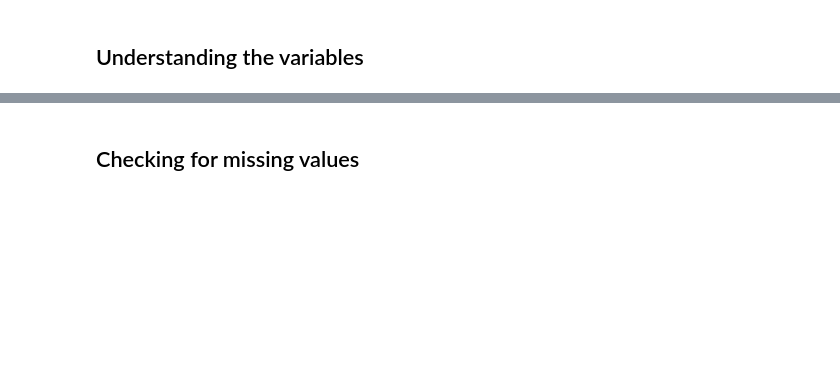
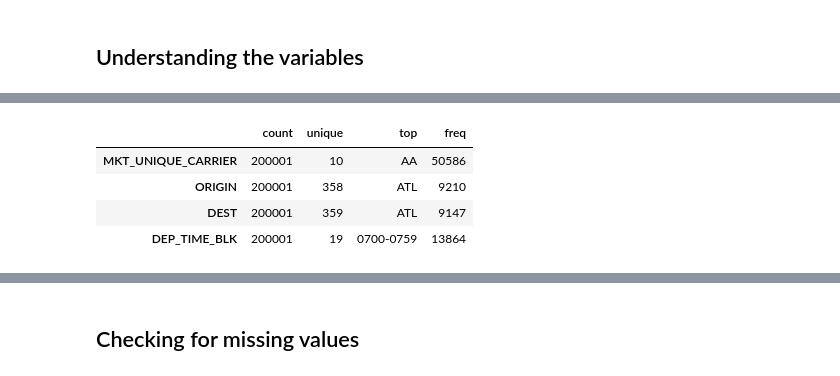
Before and after one commit to Benlite777/airline-operational-risk, a Jupyter notebook: notebooks/eda.ipynb, the cells around one changed output, grey strips where cells are left out. Cells and saved outputs as stored; diff of their text form; code cells hidden in the pictures; blank space fills up the shorter version.

```diff
--- a/notebooks/eda.ipynb
+++ b/notebooks/eda.ipynb
@@ -191,0 +200,9 @@ DAY_OF_WEEK
+# %%
+# Summary statistic of categorical variables
+df[cat].describe().T
+# %% [output]
+|  | count | unique | top | freq |
+| MKT_UNIQUE_CARRIER | 200001 | 10 | AA | 50586 |
+| ORIGIN | 200001 | 358 | ATL | 9210 |
+| DEST | 200001 | 359 | ATL | 9147 |
+| DEP_TIME_BLK | 200001 | 19 | 0700-0759 | 13864 |
```
Also changed, not shown: parts of 27 cells of this notebook, 3 other files.
